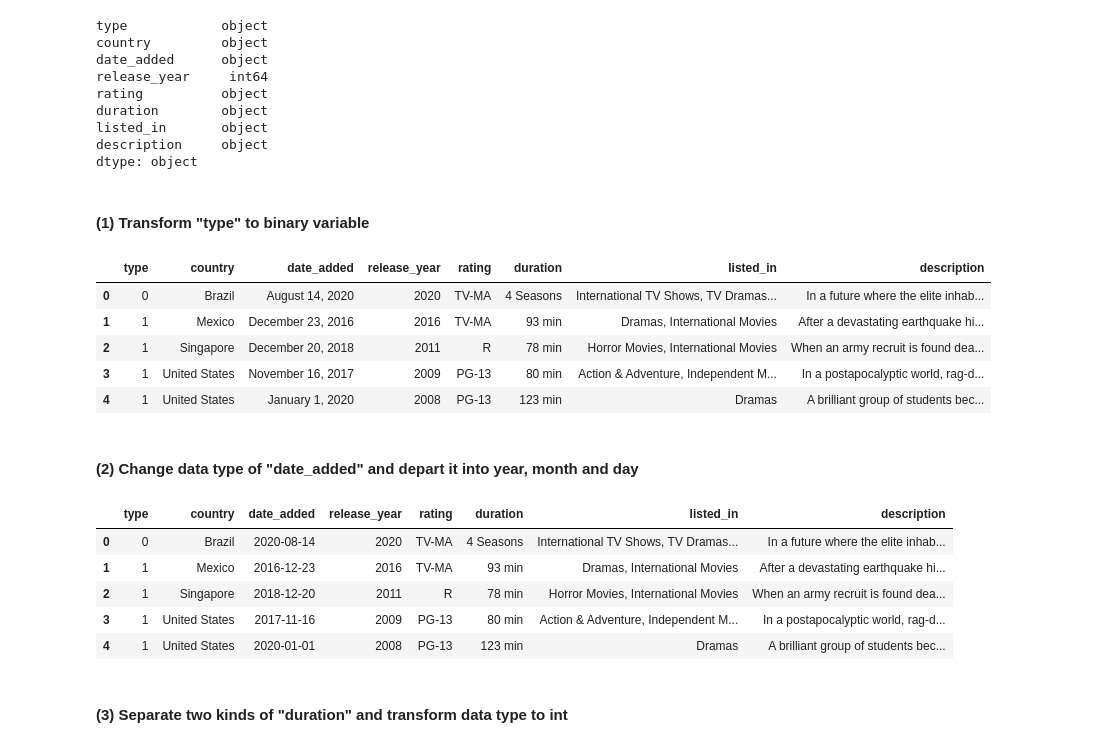
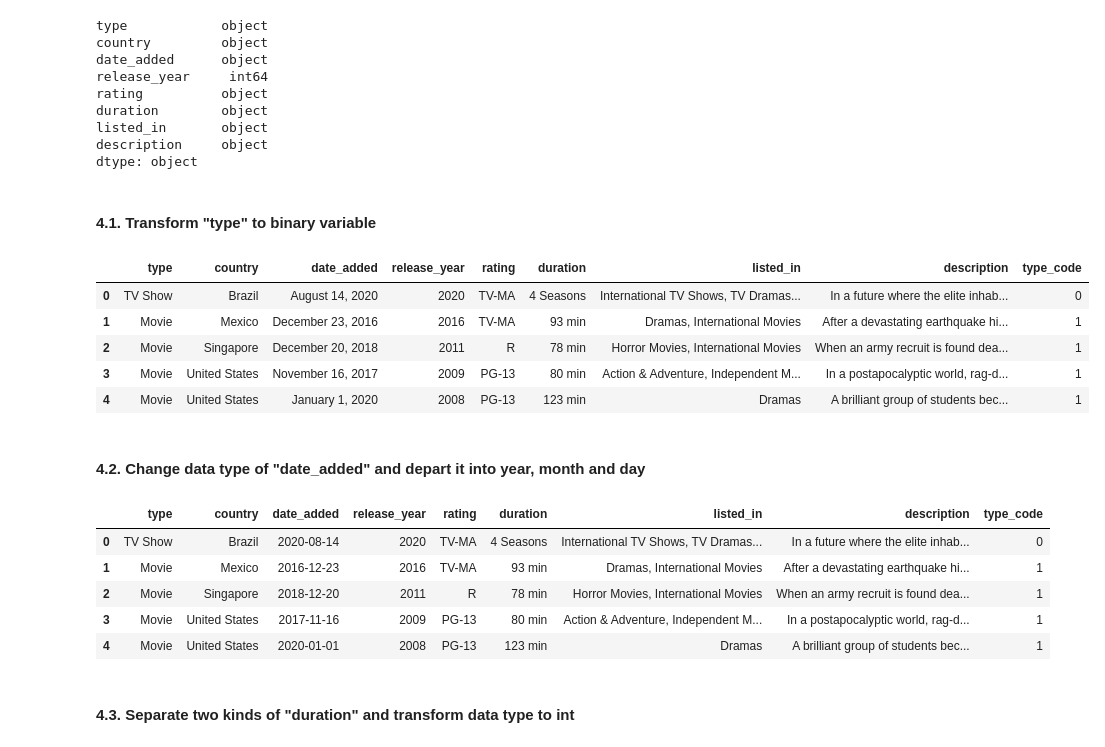
Before and after one commit to mklmklmklmkl/INFO574FinalProject, a Jupyter notebook: final project/final-project.ipynb, the cells around one changed output. Saved outputs shown, nothing was run; the diff lists cells and outputs as text; code cells hidden in the pictures.

```diff
--- a/final project/final-project.ipynb
+++ b/final project/final-project.ipynb
@@ -183,20 +186,20 @@ listed_in       object
 description     object
 dtype: object
 # %% [markdown]
-#### (1) Transform "type" to binary variable
+#### 4.1. Transform "type" to binary variable
 # %%
-df0['type'] = df0['type'].map({'TV Show': 0, 'Movie': 1})
+df0['type_code'] = df0['type'].map({'TV Show': 0, 'Movie': 1})
 
 df0.head()
 # %% [output]
-|  | type | country | date_added | release_year | rating | duration | listed_in | description |
-| 0 | 0 | Brazil | August 14, 2020 | 2020 | TV-MA | 4 Seasons | International TV Shows, TV Dramas... | In a future where the elite inhab... |
-| 1 | 1 | Mexico | December 23, 2016 | 2016 | TV-MA | 93 min | Dramas, International Movies | After a devastating earthquake hi... |
-| 2 | 1 | Singapore | December 20, 2018 | 2011 | R | 78 min | Horror Movies, International Movies | When an army recruit is found dea... |
-| 3 | 1 | United States | November 16, 2017 | 2009 | PG-13 | 80 min | Action & Adventure, Independent M... | In a postapocalyptic world, rag-d... |
-| 4 | 1 | United States | January 1, 2020 | 2008 | PG-13 | 123 min | Dramas | A brilliant group of students bec... |
+|  | type | country | date_added | release_year | rating | duration | listed_in | description | type_code |
+| 0 | TV Show | Brazil | August 14, 2020 | 2020 | TV-MA | 4 Seasons | International TV Shows, TV Dramas... | In a future where the elite inhab... | 0 |
+| 1 | Movie | Mexico | December 23, 2016 | 2016 | TV-MA | 93 min | Dramas, International Movies | After a devastating earthquake hi... | 1 |
+| 2 | Movie | Singapore | December 20, 2018 | 2011 | R | 78 min | Horror Movies, International Movies | When an army recruit is found dea... | 1 |
+| 3 | Movie | United States | November 16, 2017 | 2009 | PG-13 | 80 min | Action & Adventure, Independent M... | In a postapocalyptic world, rag-d... | 1 |
+| 4 | Movie | United States | January 1, 2020 | 2008 | PG-13 | 123 min | Dramas | A brilliant group of students bec... | 1 |
 # %% [markdown]
-#### (2) Change data type of "date_added" and depart it into year, month and day
+#### 4.2. Change data type of "date_added" and depart it into year, month and day
 # %%
 df0['date_added'] = df0['date_added'].str.strip()  # Remove leading and trailing spaces
 df0['date_added'] = pd.to_datetime(df0['date_added'], format='%B %d, %Y')
@@ -208,14 +211,14 @@ df0['date_added'] = pd.to_datetime(df0['date_added'], format='%B %d, %Y')
 
 df0.head()
 # %% [output]
-|  | type | country | date_added | release_year | rating | duration | listed_in | description |
-| 0 | 0 | Brazil | 2020-08-14 | 2020 | TV-MA | 4 Seasons | International TV Shows, TV Dramas... | In a future where the elite inhab... |
-| 1 | 1 | Mexico | 2016-12-23 | 2016 | TV-MA | 93 min | Dramas, International Movies | After a devastating earthquake hi... |
-| 2 | 1 | Singapore | 2018-12-20 | 2011 | R | 78 min | Horror Movies, International Movies | When an army recruit is found dea... |
-| 3 | 1 | United States | 2017-11-16 | 2009 | PG-13 | 80 min | Action & Adventure, Independent M... | In a postapocalyptic world, rag-d... |
-| 4 | 1 | United States | 2020-01-01 | 2008 | PG-13 | 123 min | Dramas | A brilliant group of students bec... |
+|  | type | country | date_added | release_year | rating | duration | listed_in | description | type_code |
+| 0 | TV Show | Brazil | 2020-08-14 | 2020 | TV-MA | 4 Seasons | International TV Shows, TV Dramas... | In a future where the elite inhab... | 0 |
+| 1 | Movie | Mexico | 2016-12-23 | 2016 | TV-MA | 93 min | Dramas, International Movies | After a devastating earthquake hi... | 1 |
+| 2 | Movie | Singapore | 2018-12-20 | 2011 | R | 78 min | Horror Movies, International Movies | When an army recruit is found dea... | 1 |
+| 3 | Movie | United States | 2017-11-16 | 2009 | PG-13 | 80 min | Action & Adventure, Independent M... | In a postapocalyptic world, rag-d... | 1 |
+| 4 | Movie | United States | 2020-01-01 | 2008 | PG-13 | 123 min | Dramas | A brilliant group of students bec... | 1 |
 # %% [markdown]
-#### (3) Separate two kinds of "duration" and transform data type to int
+#### 4.3. Separate two kinds of "duration" and transform data type to int
 # %%
 # Convert 'duration' column to string type
 df0['duration'] = df0['duration'].astype(str)
```
Also changed, not shown: parts of 29 cells of this notebook.
